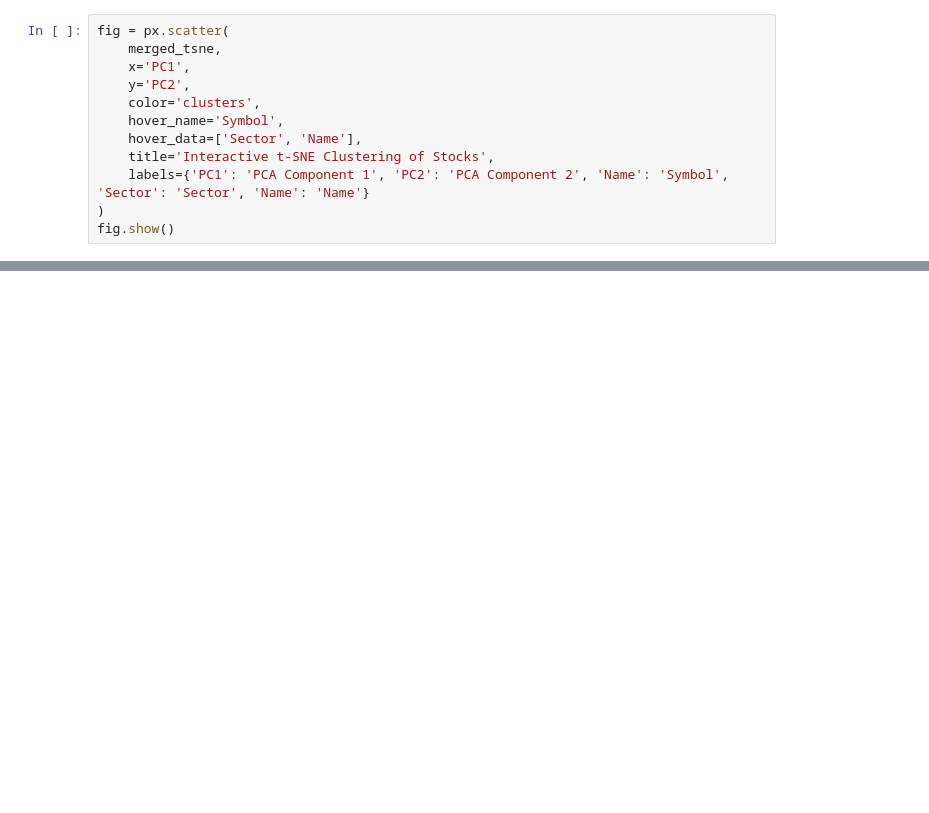
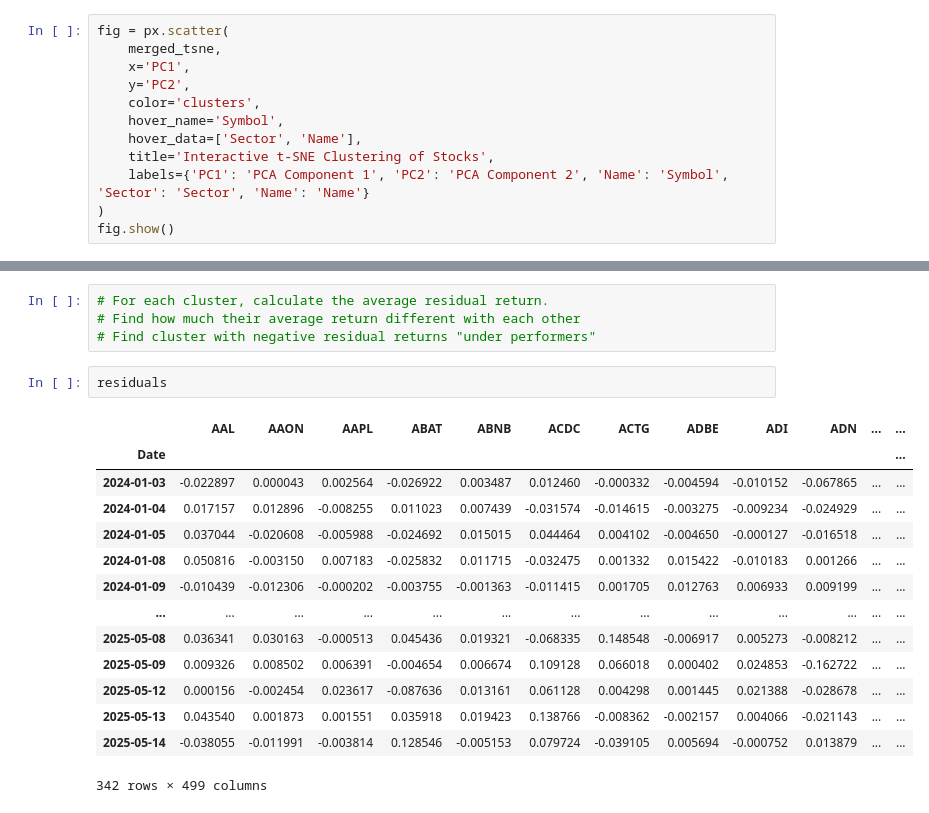
Before and after one commit to AHY123/Stock_Data_Network, a Jupyter notebook: zold/workflow/tsne.ipynb, the cells around one changed output, grey strips where cells are left out. Saved outputs shown, nothing was run; the diff lists cells and outputs as text; blank space fills up the shorter version.

```diff
--- a/zold/workflow/tsne.ipynb
+++ b/zold/workflow/tsne.ipynb
@@ -211,0 +248,21 @@ df_tsne[df_tsne['Symbol'] == 'TSLA']
+# %%
+# For each cluster, calculate the average residual return.
+# Find how much their average return different with each other
+# Find cluster with negative residual returns "under performers"
+# %%
+residuals
+# %% [output]
+|  | AAL | AAON | AAPL | ABAT | ABNB | ACDC | ACTG | ADBE | ADI | ADN | ... | ... |
+| Date |  |  |  |  |  |  |  |  |  |  |  | ... |
+| 2024-01-03 | -0.022897 | 0.000043 | 0.002564 | -0.026922 | 0.003487 | 0.012460 | -0.000332 | -0.004594 | -0.010152 | -0.067865 | ... | ... |
+| 2024-01-04 | 0.017157 | 0.012896 | -0.008255 | 0.011023 | 0.007439 | -0.031574 | -0.014615 | -0.003275 | -0.009234 | -0.024929 | ... | ... |
+| 2024-01-05 | 0.037044 | -0.020608 | -0.005988 | -0.024692 | 0.015015 | 0.044464 | 0.004102 | -0.004650 | -0.000127 | -0.016518 | ... | ... |
+| 2024-01-08 | 0.050816 | -0.003150 | 0.007183 | -0.025832 | 0.011715 | -0.032475 | 0.001332 | 0.015422 | -0.010183 | 0.001266 | ... | ... |
+| 2024-01-09 | -0.010439 | -0.012306 | -0.000202 | -0.003755 | -0.001363 | -0.011415 | 0.001705 | 0.012763 | 0.006933 | 0.009199 | ... | ... |
+| ... | ... | ... | ... | ... | ... | ... | ... | ... | ... | ... | ... | ... |
+| 2025-05-08 | 0.036341 | 0.030163 | -0.000513 | 0.045436 | 0.019321 | -0.068335 | 0.148548 | -0.006917 | 0.005273 | -0.008212 | ... | ... |
+| 2025-05-09 | 0.009326 | 0.008502 | 0.006391 | -0.004654 | 0.006674 | 0.109128 | 0.066018 | 0.000402 | 0.024853 | -0.162722 | ... | ... |
+| 2025-05-12 | 0.000156 | -0.002454 | 0.023617 | -0.087636 | 0.013161 | 0.061128 | 0.004298 | 0.001445 | 0.021388 | -0.028678 | ... | ... |
+| 2025-05-13 | 0.043540 | 0.001873 | 0.001551 | 0.035918 | 0.019423 | 0.138766 | -0.008362 | -0.002157 | 0.004066 | -0.021143 | ... | ... |
+| 2025-05-14 | -0.038055 | -0.011991 | -0.003814 | 0.128546 | -0.005153 | 0.079724 | -0.039105 | 0.005694 | -0.000752 | 0.013879 | ... | ... |
+342 rows × 499 columns
```
Also changed, not shown: parts of 25 cells of this notebook.
